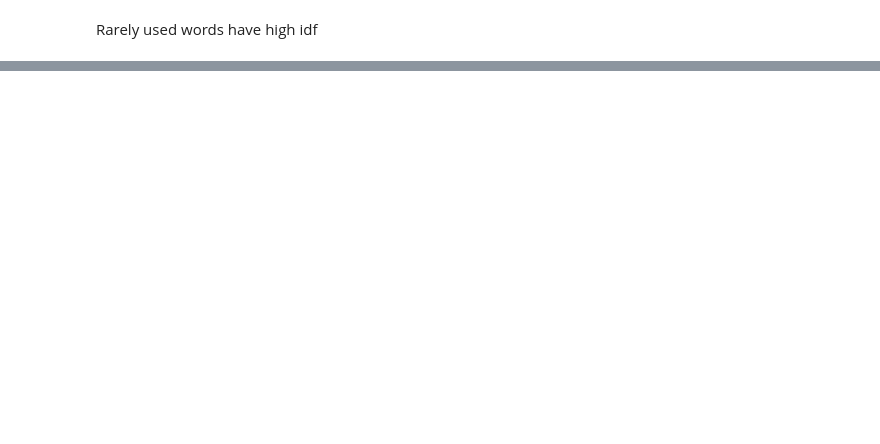
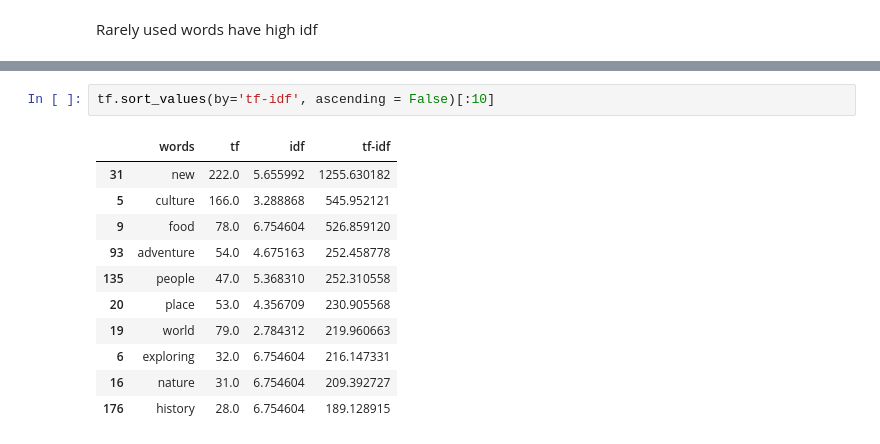
Before and after one commit to Ecboxer/travel, a Jupyter notebook: notebooks/explore.ipynb, the cells around one changed output, grey strips where cells are left out. Cells and saved outputs as stored; diff of their text form; blank space fills up the shorter version.

```diff
--- a/notebooks/explore.ipynb
+++ b/notebooks/explore.ipynb
@@ -1103,0 +1114,14 @@ Rarely used words have high idf
+# %%
+tf.sort_values(by='tf-idf', ascending = False)[:10]
+# %% [output]
+|  | words | tf | idf | tf-idf |
+| 31 | new | 222.0 | 5.655992 | 1255.630182 |
+| 5 | culture | 166.0 | 3.288868 | 545.952121 |
+| 9 | food | 78.0 | 6.754604 | 526.859120 |
+| 93 | adventure | 54.0 | 4.675163 | 252.458778 |
+| 135 | people | 47.0 | 5.368310 | 252.310558 |
+| 20 | place | 53.0 | 4.356709 | 230.905568 |
+| 19 | world | 79.0 | 2.784312 | 219.960663 |
+| 6 | exploring | 32.0 | 6.754604 | 216.147331 |
+| 16 | nature | 31.0 | 6.754604 | 209.392727 |
+| 176 | history | 28.0 | 6.754604 | 189.128915 |
```
Also changed, not shown: parts of 27 cells of this notebook, 2 other files.
